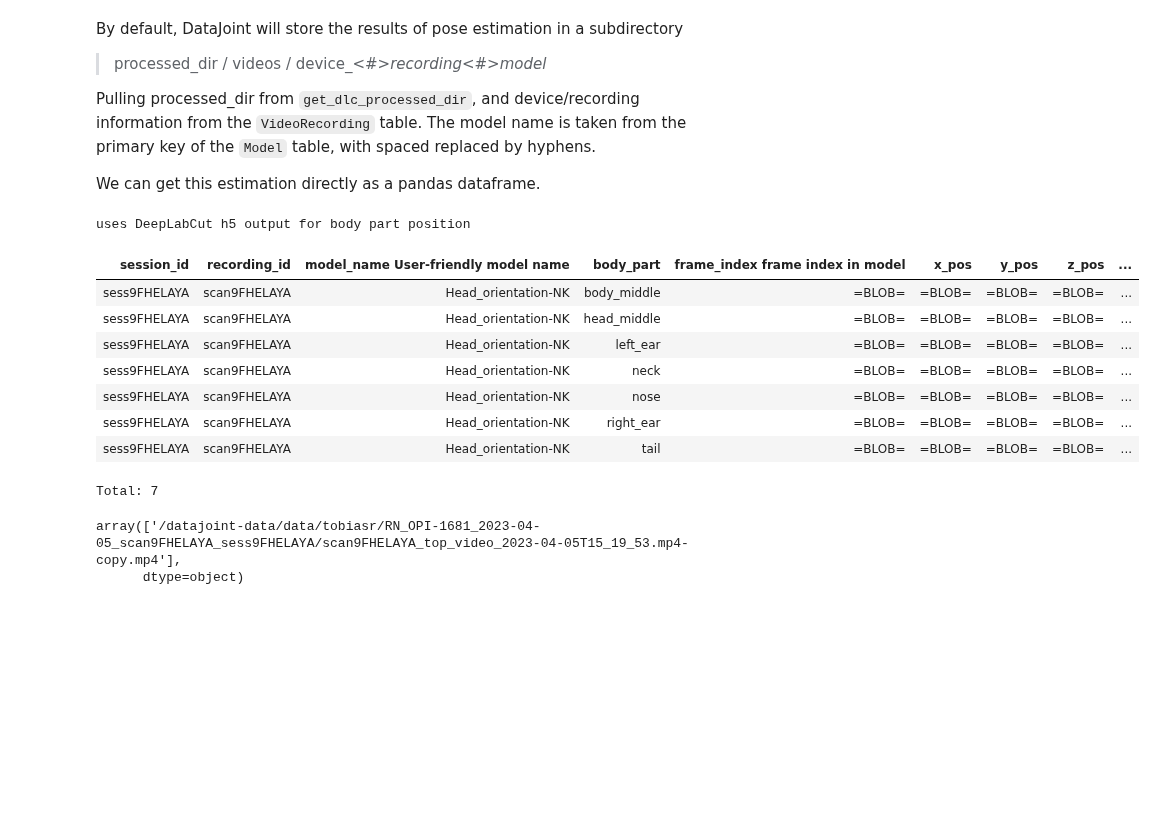
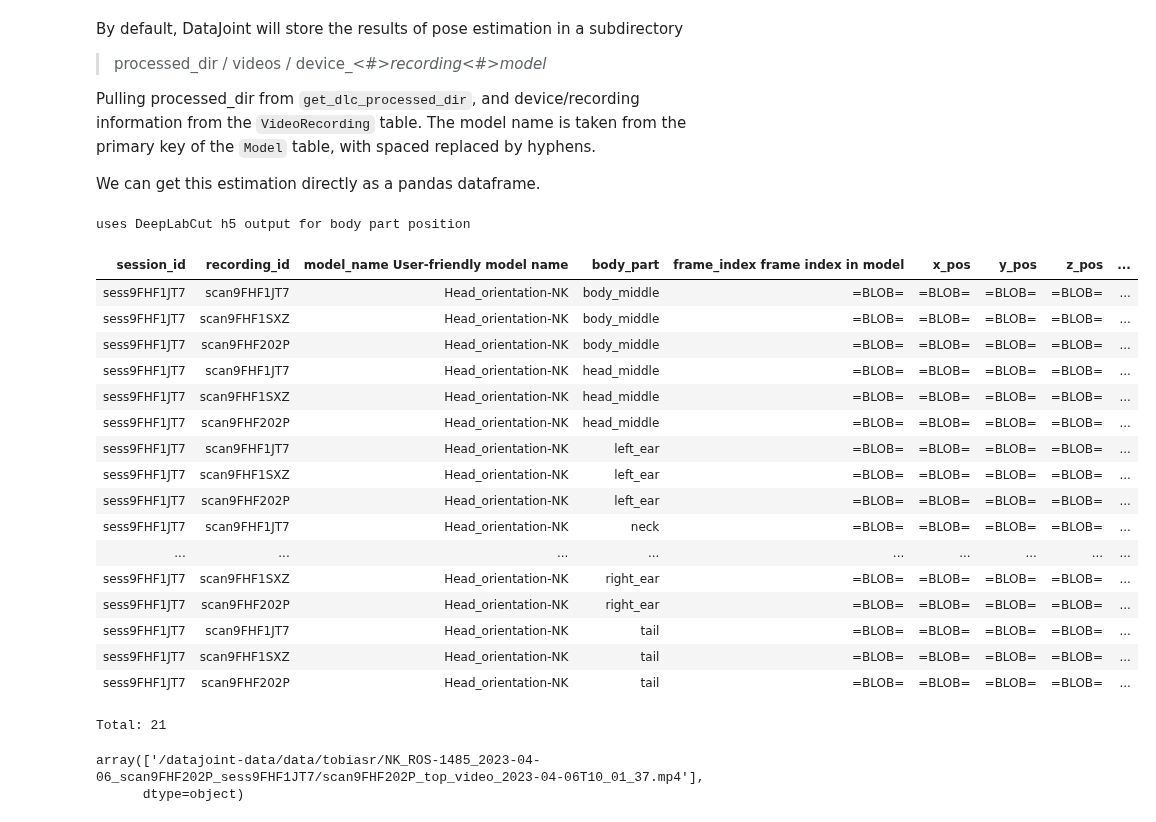
Before and after one commit to Gyepee/adamacs_jisooj, a Jupyter notebook: notebooks/05_DeepLabCut.ipynb, the cells around one changed output. Cells and saved outputs as stored; diff of their text form; code cells hidden in the pictures; blank space fills up the shorter version.

```diff
--- a/notebooks/05_DeepLabCut.ipynb
+++ b/notebooks/05_DeepLabCut.ipynb
@@ -508,25 +373,34 @@ from the `VideoRecording` table. The model name is taken from the primary key of
 
 We can get this estimation directly as a pandas dataframe.
 # %%
-model.PoseEstimation.BodyPartPosition() & scan_key
+model.PoseEstimation.BodyPartPosition()
 # %% [output]
 uses DeepLabCut h5 output for body part position
 | session_id | recording_id | model_name User-friendly model name | body_part | frame_index frame index in model | x_pos | y_pos | z_pos | ... |
-| sess9FHELAYA | scan9FHELAYA | Head_orientation-NK | body_middle | =BLOB= | =BLOB= | =BLOB= | =BLOB= | ... |
-| sess9FHELAYA | scan9FHELAYA | Head_orientation-NK | head_middle | =BLOB= | =BLOB= | =BLOB= | =BLOB= | ... |
-| sess9FHELAYA | scan9FHELAYA | Head_orientation-NK | left_ear | =BLOB= | =BLOB= | =BLOB= | =BLOB= | ... |
-| sess9FHELAYA | scan9FHELAYA | Head_orientation-NK | neck | =BLOB= | =BLOB= | =BLOB= | =BLOB= | ... |
-| sess9FHELAYA | scan9FHELAYA | Head_orientation-NK | nose | =BLOB= | =BLOB= | =BLOB= | =BLOB= | ... |
-| sess9FHELAYA | scan9FHELAYA | Head_orientation-NK | right_ear | =BLOB= | =BLOB= | =BLOB= | =BLOB= | ... |
-| sess9FHELAYA | scan9FHELAYA | Head_orientation-NK | tail | =BLOB= | =BLOB= | =BLOB= | =BLOB= | ... |
+| sess9FHF1JT7 | scan9FHF1JT7 | Head_orientation-NK | body_middle | =BLOB= | =BLOB= | =BLOB= | =BLOB= | ... |
+| sess9FHF1JT7 | scan9FHF1SXZ | Head_orientation-NK | body_middle | =BLOB= | =BLOB= | =BLOB= | =BLOB= | ... |
+| sess9FHF1JT7 | scan9FHF202P | Head_orientation-NK | body_middle | =BLOB= | =BLOB= | =BLOB= | =BLOB= | ... |
+| sess9FHF1JT7 | scan9FHF1JT7 | Head_orientation-NK | head_middle | =BLOB= | =BLOB= | =BLOB= | =BLOB= | ... |
+| sess9FHF1JT7 | scan9FHF1SXZ | Head_orientation-NK | head_middle | =BLOB= | =BLOB= | =BLOB= | =BLOB= | ... |
+| sess9FHF1JT7 | scan9FHF202P | Head_orientation-NK | head_middle | =BLOB= | =BLOB= | =BLOB= | =BLOB= | ... |
+| sess9FHF1JT7 | scan9FHF1JT7 | Head_orientation-NK | left_ear | =BLOB= | =BLOB= | =BLOB= | =BLOB= | ... |
+| sess9FHF1JT7 | scan9FHF1SXZ | Head_orientation-NK | left_ear | =BLOB= | =BLOB= | =BLOB= | =BLOB= | ... |
+| sess9FHF1JT7 | scan9FHF202P | Head_orientation-NK | left_ear | =BLOB= | =BLOB= | =BLOB= | =BLOB= | ... |
+| sess9FHF1JT7 | scan9FHF1JT7 | Head_orientation-NK | neck | =BLOB= | =BLOB= | =BLOB= | =BLOB= | ... |
+| ... | ... | ... | ... | ... | ... | ... | ... | ... |
+| sess9FHF1JT7 | scan9FHF1SXZ | Head_orientation-NK | right_ear | =BLOB= | =BLOB= | =BLOB= | =BLOB= | ... |
+| sess9FHF1JT7 | scan9FHF202P | Head_orientation-NK | right_ear | =BLOB= | =BLOB= | =BLOB= | =BLOB= | ... |
+| sess9FHF1JT7 | scan9FHF1JT7 | Head_orientation-NK | tail | =BLOB= | =BLOB= | =BLOB= | =BLOB= | ... |
+| sess9FHF1JT7 | scan9FHF1SXZ | Head_orientation-NK | tail | =BLOB= | =BLOB= | =BLOB= | =BLOB= | ... |
+| sess9FHF1JT7 | scan9FHF202P | Head_orientation-NK | tail | =BLOB= | =BLOB= | =BLOB= | =BLOB= | ... |
-Total: 7
+Total: 21
 # %%
-scansi = "scan9FHELAYA"
+scansi = "scan9FHF202P"
 scan_key = (model.PoseEstimation & f'recording_id = "{scansi}"').fetch('KEY')[0]
 path = (model.VideoRecording.File & scan_key).fetch("file_path")
 path
 # %% [output]
-array(['/datajoint-data/data/tobiasr/RN_OPI-1681_2023-04-05_scan9FHELAYA_sess9FHELAYA/scan9FHELAYA_top_video_2023-04-05T15_19_53.mp4-copy.mp4'],
+array(['/datajoint-data/data/tobiasr/NK_ROS-1485_2023-04-06_scan9FHF202P_sess9FHF1JT7/scan9FHF202P_top_video_2023-04-06T10_01_37.mp4'],
       dtype=object)
 # %%
 model.PoseEstimation.get_trajectory(scan_key)
```
Also changed, not shown: parts of 29 cells of this notebook.
